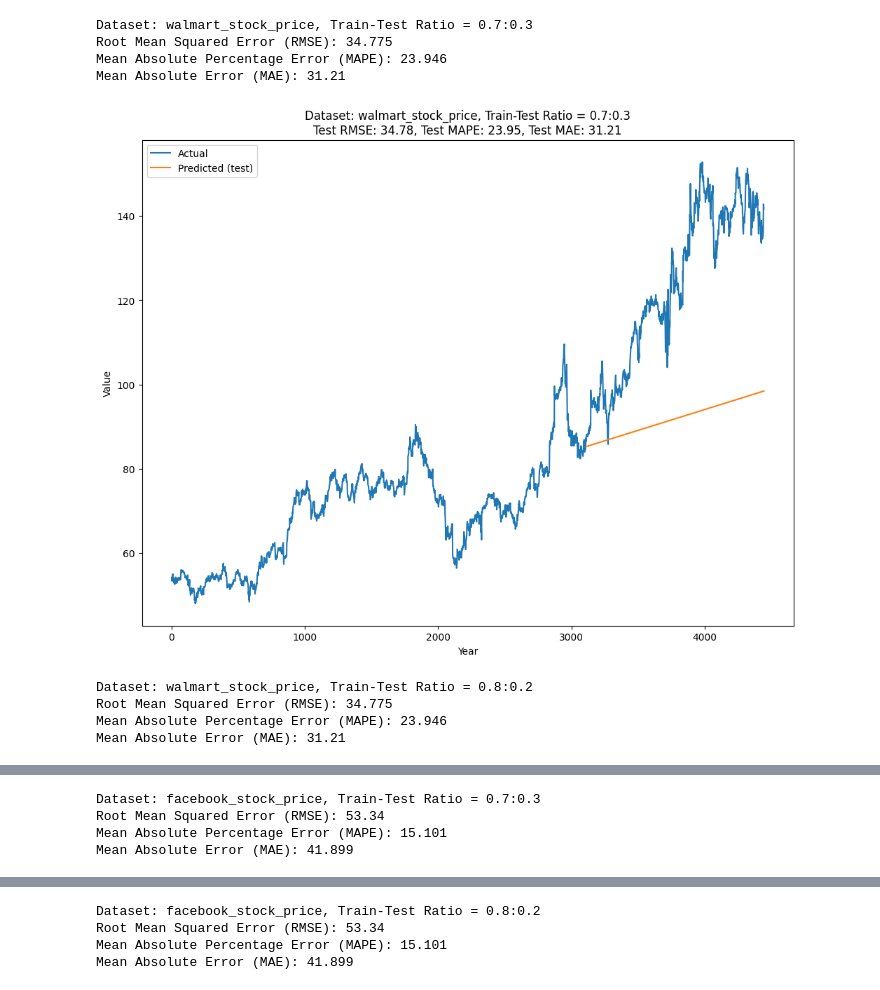
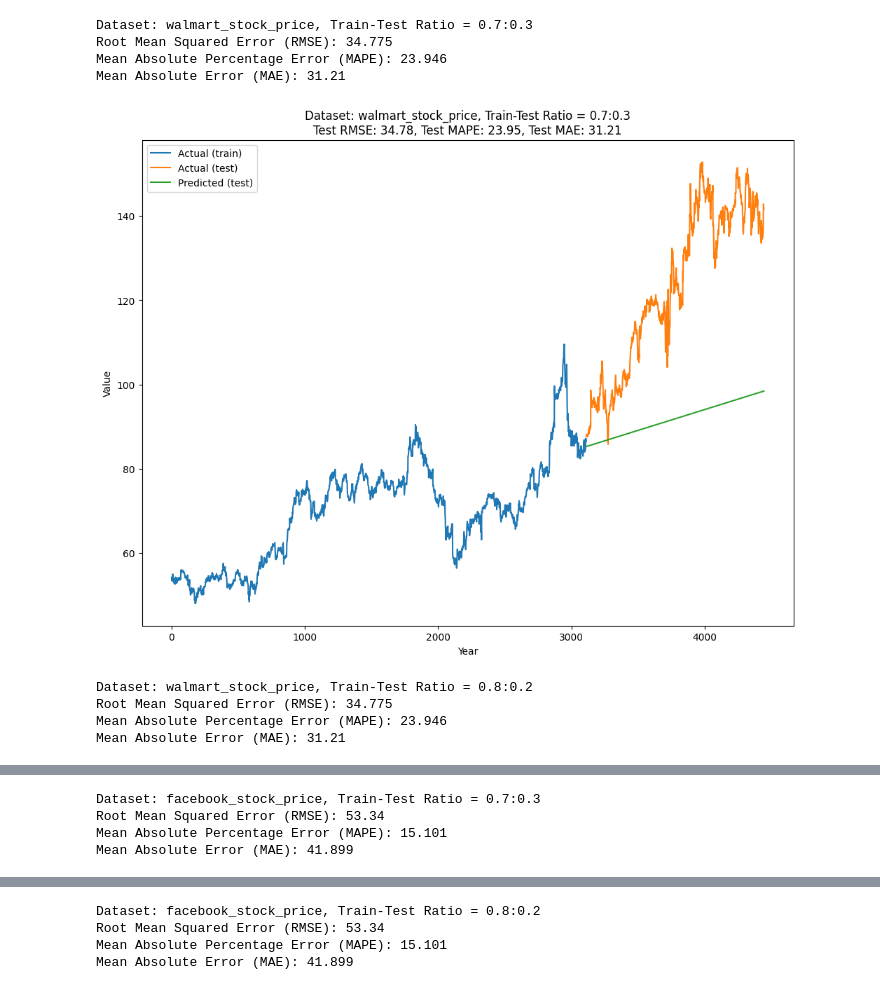
Before and after one commit to huy164/IS403, a Jupyter notebook: Linear Regression.ipynb, the cells around one changed output, grey strips where cells are left out. Drawn from its saved outputs; the diff is of its cells as text; code cells hidden in the pictures.

```diff
--- a/Linear Regression.ipynb
+++ b/Linear Regression.ipynb
@@ -52,40 +52,45 @@ def train_test_model(dataset_url, train_ratio):
     print("Mean Absolute Error (MAE):", round(test_mae,3))
 
     # Visualize the actual and predicted values for the training, testing, and validation sets
-
     fig, ax = plt.subplots(figsize=(12, 9))
     plt.title(f"Dataset: {dataset_url.split('/')[-1].split('.')[0]}, Train-Test Ratio = {train_ratio}:{round(1 - train_ratio, 1)}\n"
               f"Test RMSE: {test_rmse:.2f}, Test MAPE: {test_mape:.2f}, Test MAE: {test_mae:.2f}")
 
-    plt.plot(x, y, label='Actual')
+    # Plot the actual values for training, testing, and validation sets
+    plt.plot(x_train, y_train, label='Actual (train)')
+    plt.plot(x_test, y_test, label='Actual (test)' )
+
+    # Plot the predicted values for the testing set
     plt.plot(x_test, y_pred_test, label='Predicted (test)')
+
     plt.legend()
     plt.xlabel('Year')
     plt.ylabel('Value')
     plt.legend()
     plt.show()
+
 
 
 # Define the datasets
 datasets = [
       'https://raw.githubusercontent.com/huy164/datasets/master/walmart_stock_price.csv',
       'https://raw.githubusercontent.com/huy164/datasets/master/facebook_stock_price.csv'
            ]
 
 # Define the train-test ratios
 ratios = [0.7, 0.8]
 
 # Run the logic for each dataset with each ratio
 for dataset_url in datasets:
     for ratio in ratios:
         train_test_model(dataset_url, ratio)
         print("\n")
 # %% [output]
 Dataset: walmart_stock_price, Train-Test Ratio = 0.7:0.3
 Root Mean Squared Error (RMSE): 34.775
 Mean Absolute Percentage Error (MAPE): 23.946
 Mean Absolute Error (MAE): 31.21
-[figure, old version]
+[figure, new version]
 Dataset: walmart_stock_price, Train-Test Ratio = 0.8:0.2
 Root Mean Squared Error (RMSE): 34.775
 Mean Absolute Percentage Error (MAPE): 23.946
```
Also changed, not shown: parts of 1 cell of this notebook.
